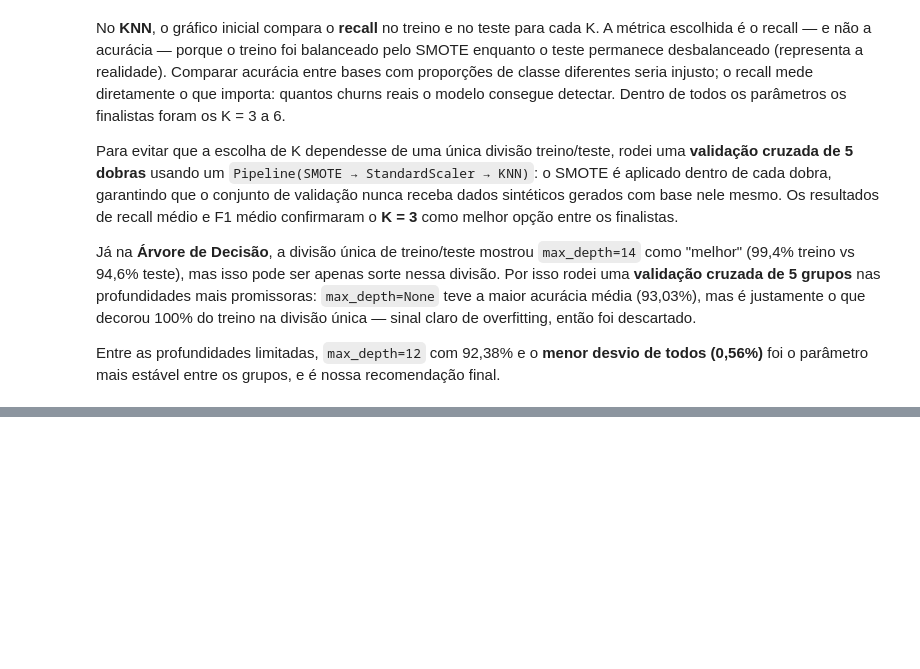
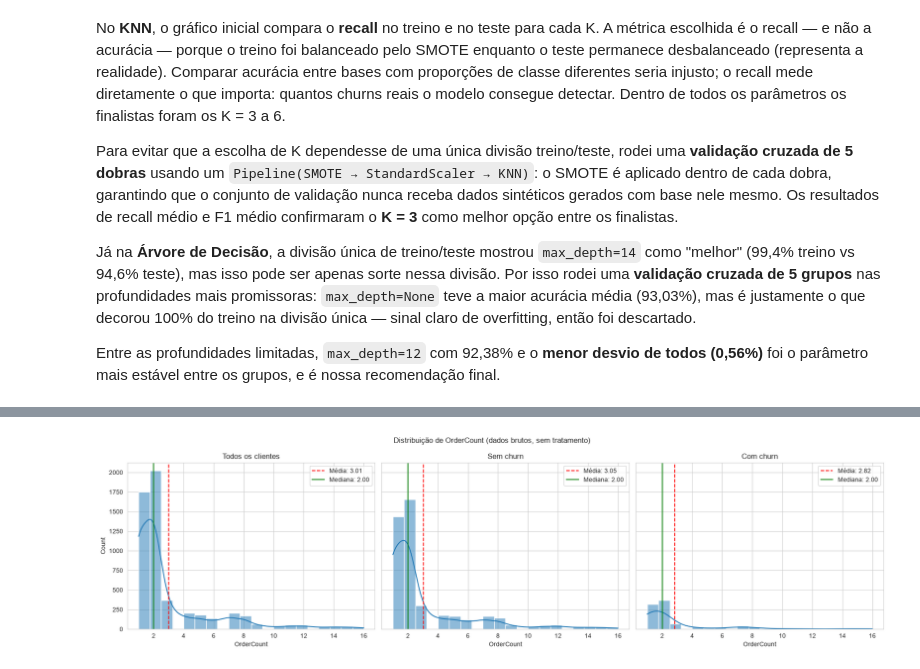
Before and after one commit to henriquetamaki-max/ML_ecommerce_churn, a Jupyter notebook: Henrique_tamaki_churn_ecommerce.ipynb, the cells around one changed output, grey strips where cells are left out. Saved outputs shown, nothing was run; the diff lists cells and outputs as text; code cells hidden in the pictures; blank space fills up the shorter version.

```diff
--- a/Henrique_tamaki_churn_ecommerce.ipynb
+++ b/Henrique_tamaki_churn_ecommerce.ipynb
@@ -1063,0 +1124,34 @@ Entre as profundidades limitadas, `max_depth=12` com 92,38% e o **menor desvio d
+# %%
+# Histograma do OrderCount lado a lado: todos os clientes, sem churn e com churn (dados brutos, sem tratamento)
+df_bruto = pd.read_csv("dados/E Commerce Dataset - E Comm.csv")
+df_sem_churn = df_bruto[df_bruto["Churn"] == 0]
+df_com_churn = df_bruto[df_bruto["Churn"] == 1]
+
+fig, axes = plt.subplots(1, 3, figsize=(18, 5), sharey=True)
+
+sns.histplot(df_bruto["OrderCount"], bins=20, kde=True, ax=axes[0])
+axes[0].axvline(df_bruto["OrderCount"].mean(), color="red", linestyle="--", label=f"Média: {df_bruto['OrderCount'].mean():.2f}")
+axes[0].axvline(df_bruto["OrderCount"].median(), color="green", linestyle="-", label=f"Mediana: {df_bruto['OrderCount'].median():.2f}")
+axes[0].set_title("Todos os clientes")
+axes[0].set_xlabel("OrderCount")
+axes[0].legend()
+
+sns.histplot(df_sem_churn["OrderCount"], bins=20, kde=True, ax=axes[1])
+axes[1].axvline(df_sem_churn["OrderCount"].mean(), color="red", linestyle="--", label=f"Média: {df_sem_churn['OrderCount'].mean():.2f}")
+axes[1].axvline(df_sem_churn["OrderCount"].median(), color="green", linestyle="-", label=f"Mediana: {df_sem_churn['OrderCount'].median():.2f}")
+axes[1].set_title("Sem churn")
+axes[1].set_xlabel("OrderCount")
+axes[1].legend()
+
+sns.histplot(df_com_churn["OrderCount"], bins=20, kde=True, ax=axes[2])
+axes[2].axvline(df_com_churn["OrderCount"].mean(), color="red", linestyle="--", label=f"Média: {df_com_churn['OrderCount'].mean():.2f}")
+axes[2].axvline(df_com_churn["OrderCount"].median(), color="green", linestyle="-", label=f"Mediana: {df_com_churn['OrderCount'].median():.2f}")
+axes[2].set_title("Com churn")
+axes[2].set_xlabel("OrderCount")
+axes[2].legend()
+
+plt.suptitle("Distribuição de OrderCount (dados brutos, sem tratamento)")
+plt.tight_layout()
+plt.show()
+# %% [output]
+[figure, added]
```
Also changed, not shown: parts of 5 cells of this notebook, 1 other file.
